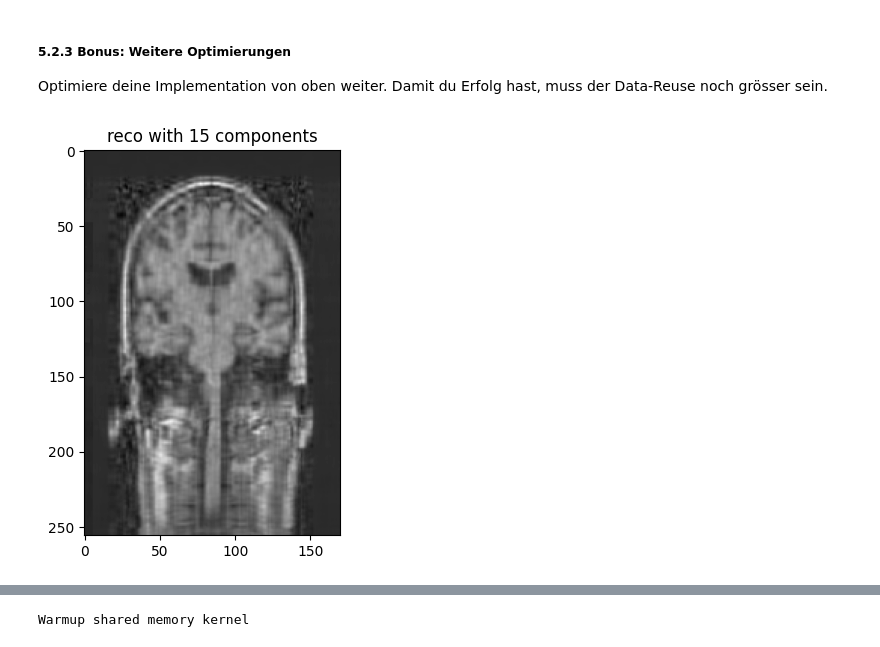
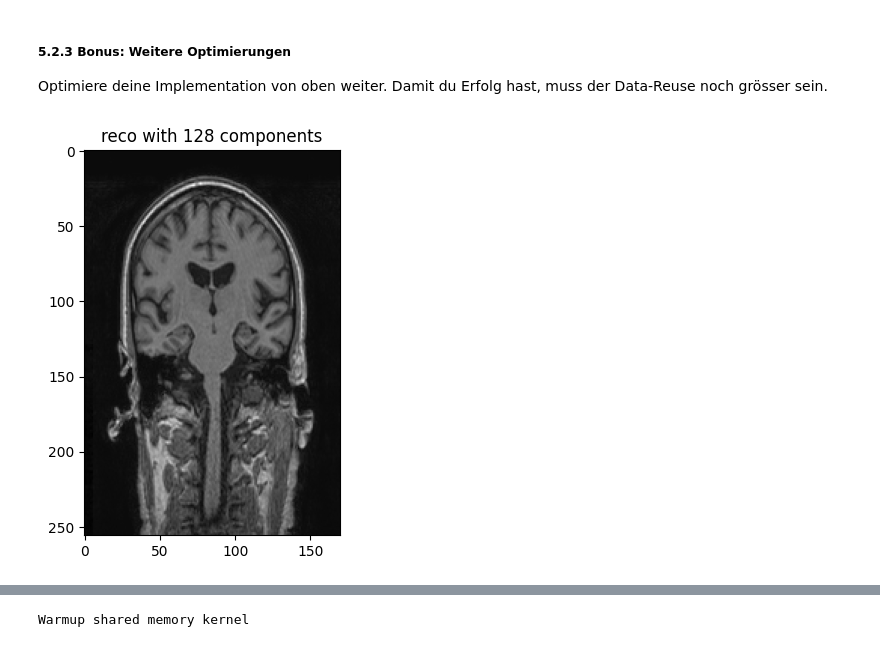
Before and after one commit to florinbarbisch/hpc-m2, a Jupyter notebook: hpc_fs22_mc2_teil2.ipynb, the cells around one changed output, grey strips where cells are left out. Drawn from its saved outputs; the diff is of its cells as text; code cells hidden in the pictures.

```diff
--- a/hpc_fs22_mc2_teil2.ipynb
+++ b/hpc_fs22_mc2_teil2.ipynb
@@ -702,10 +702,6 @@ Trotzdem ist die Performance jetzt ein wenig schlechter mit einem maximalen Spee
 ##### 5.2.3 Bonus: Weitere Optimierungen
 Optimiere deine Implementation von oben weiter. Damit du Erfolg hast, muss der Data-Reuse noch grösser sein.
 # %%
-### BEGIN SOLUTION
-# TODO what is the best way to do this? constant memory?
-# x prefetch memory using 2 matrices
-# - calculate more than one cell per thread
 TBP = 16
 @cuda.jit
 def reconstruct_svd_numba_shared_memory_prefetch(u, s, vt, C, k):
@@ -754,34 +750,32 @@ def reconstruct_svd_numba_shared_memory_prefetch(u, s, vt, C, k):
 
         # Swap the shared memory blocks for the next iteration
         u_shared, u_shared_next = u_shared_next, u_shared
         vt_shared, vt_shared_next = vt_shared_next, vt_shared
         s_shared, s_shared_next = s_shared_next, s_shared
 
         # Synchronize again to make sure all threads have swapped their shared memory blocks
         cuda.syncthreads()
 
     if i < C.shape[0] and j < C.shape[1]:
         C[i, j] = tmp
 
 u, s, vt = np.linalg.svd(image_brain, full_matrices=False)
 
 u_gpu = cp.asarray(u, dtype=np.float32)
 s_gpu = cp.asarray(s, dtype=np.float32)
 vt_gpu = cp.asarray(vt, dtype=np.float32)
 C_gpu = cp.zeros((u.shape[0], vt.shape[1]), dtype=np.float32)
 
-k = 15
+k = 128
 
 threads_per_block = (TBP, TBP)
 blocks_per_grid_x = math.ceil(u.shape[0] / threads_per_block[0])
 blocks_per_grid_y = math.ceil(vt.shape[1] / threads_per_block[1])
 blocks_per_grid = (blocks_per_grid_x, blocks_per_grid_y)
 
 reconstruct_svd_numba_shared_memory[blocks_per_grid, threads_per_block](u_gpu, s_gpu, vt_gpu, C_gpu, k)
 
 C = cp.asnumpy(C_gpu)
 plot_reco(C, k)
-
-### END SOLUTION
 # %% [output]
-[figure, old version]
+[figure, new version]
```
Also changed, not shown: parts of 4 cells of this notebook.
